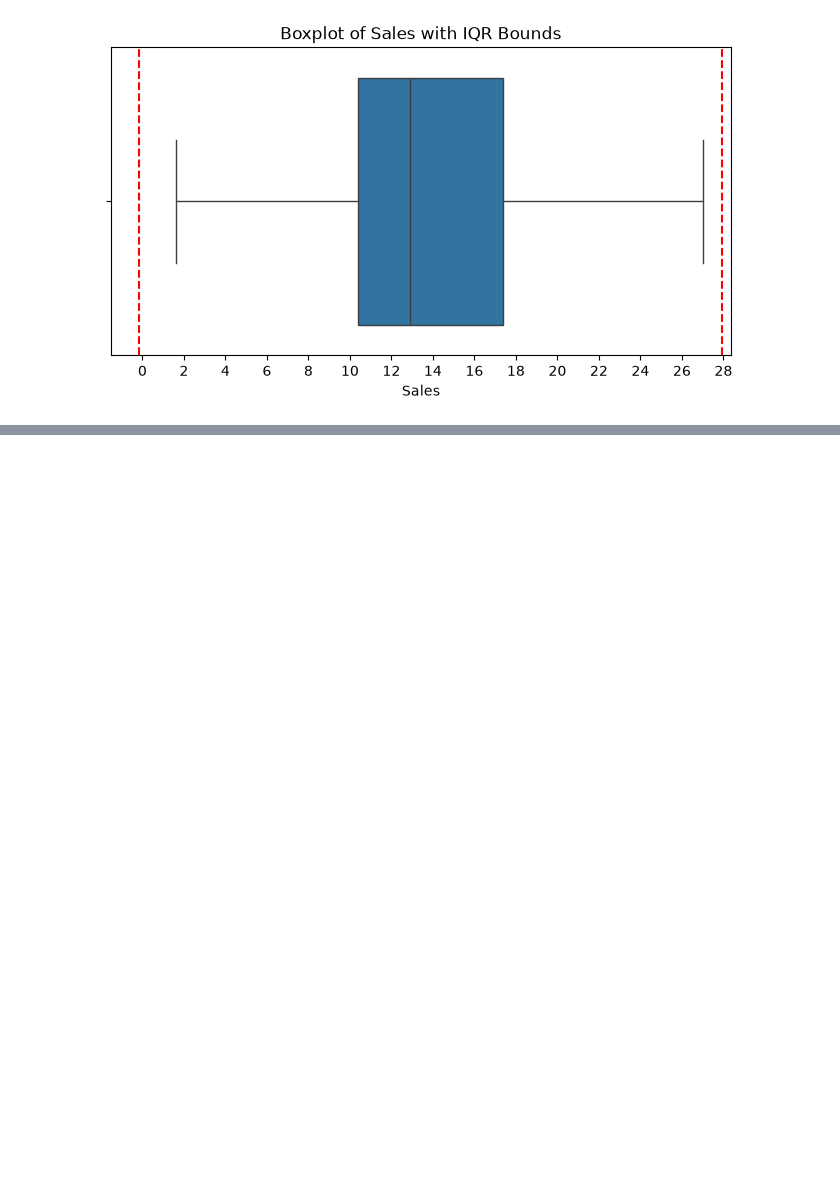
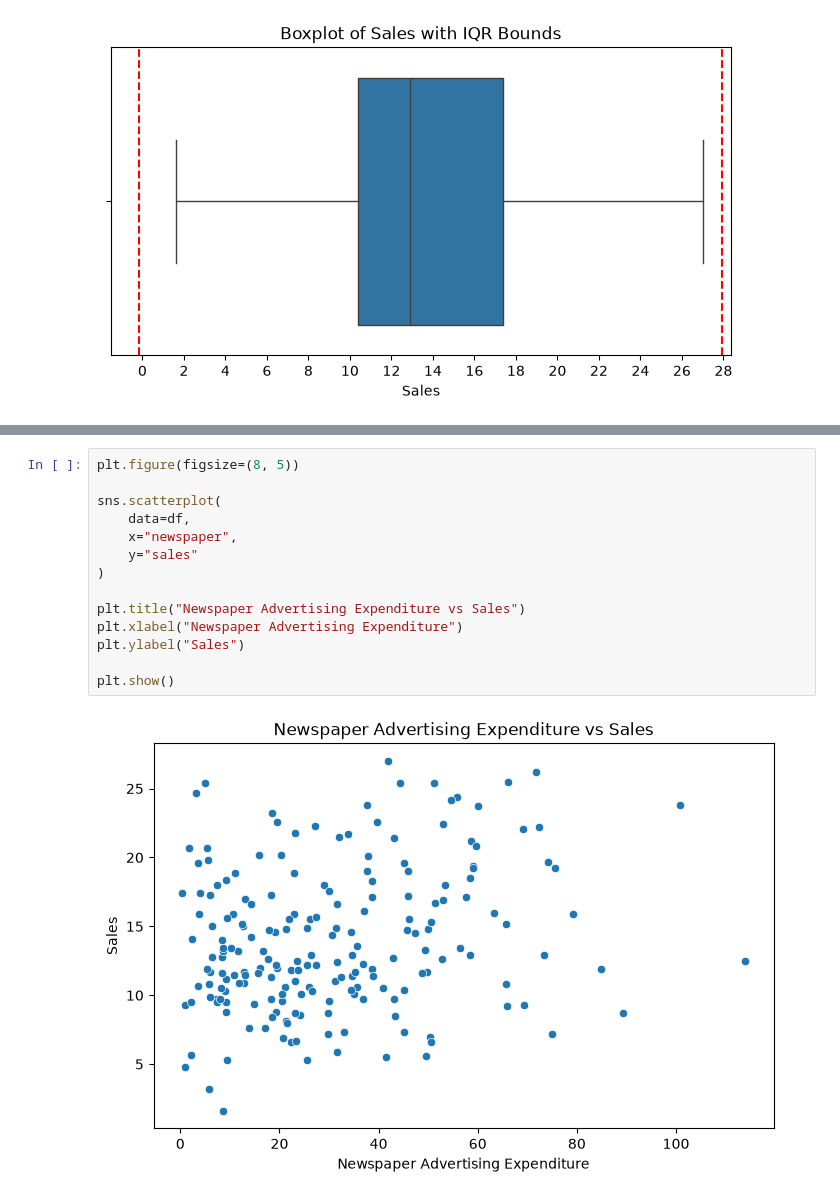
Before and after one commit to Gopi-6091/advertising-regression, a Jupyter notebook: notebooks/01_data_understanding.ipynb, the cells around one changed output, grey strips where cells are left out. Cells and saved outputs as stored; diff of their text form; blank space fills up the shorter version.

```diff
--- a/notebooks/01_data_understanding.ipynb
+++ b/notebooks/01_data_understanding.ipynb
@@ -364,0 +416,16 @@ plt.show()
+# %%
+plt.figure(figsize=(8, 5))
+
+sns.scatterplot(
+    data=df,
+    x="newspaper",
+    y="sales"
+)
+
+plt.title("Newspaper Advertising Expenditure vs Sales")
+plt.xlabel("Newspaper Advertising Expenditure")
+plt.ylabel("Sales")
+
+plt.show()
+# %% [output]
+[figure, added]
```
Also changed, not shown: parts of 15 cells of this notebook.
